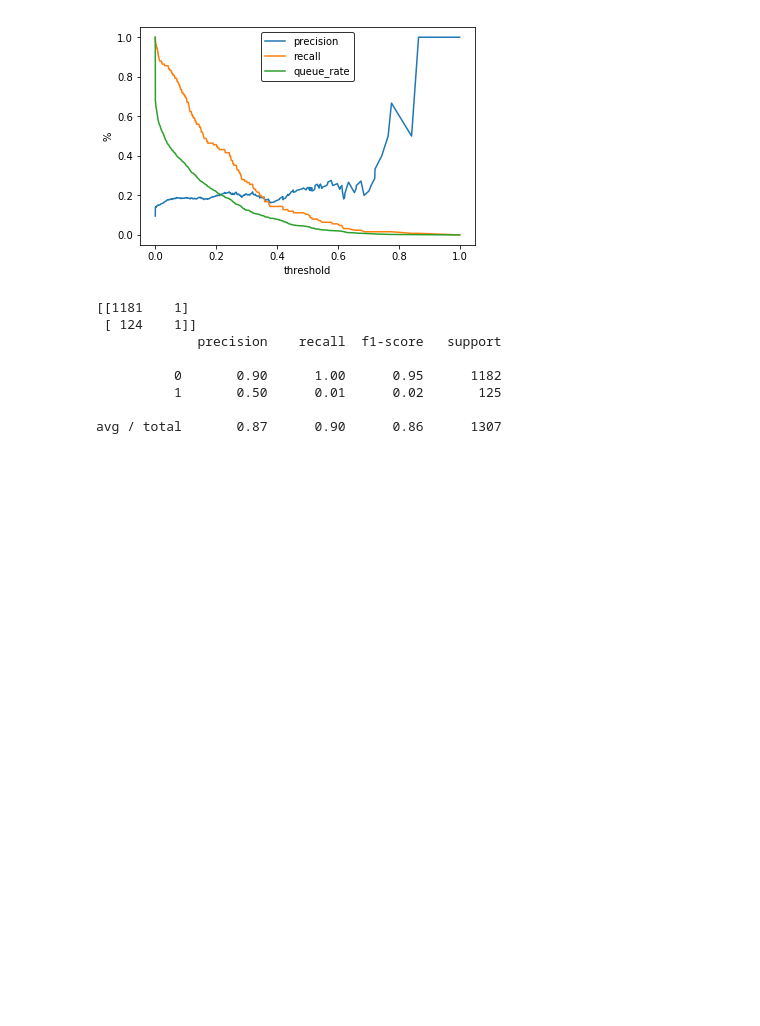
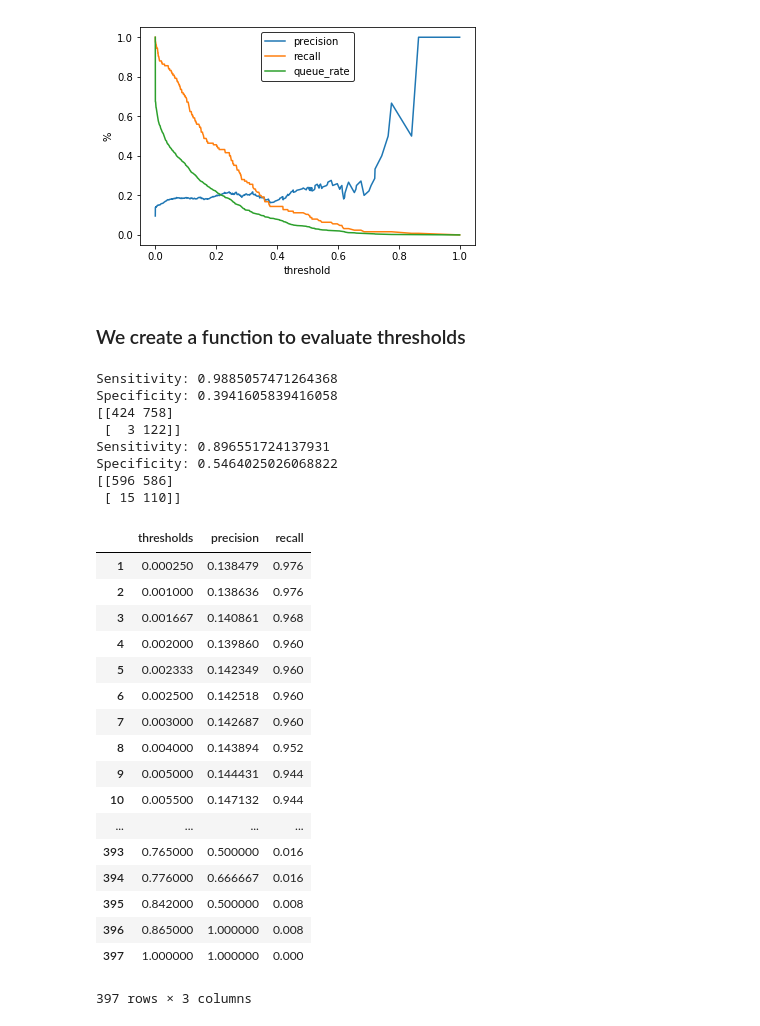
Before and after one commit to imiraoui/NYC-Restaurant-Analysis, a Jupyter notebook: Classification Model.ipynb, the cells around one changed output. Cells and saved outputs as stored; diff of their text form; code cells hidden in the pictures; blank space fills up the shorter version.

```diff
--- a/Classification Model.ipynb
+++ b/Classification Model.ipynb
@@ -81,7 +81,7 @@ AUC is: 0.748906937394247
 predicted_validation_y = rf.predict(validation_x)
 rf_roc_auc = roc_auc_score(validation["is_not_A"], predicted_validation_y)
 print("AUC is:",rf_roc_auc)
-fpr, tpr, thresholds = roc_curve(validation["is_not_A"], predicted_validation_y)
+fpr, tpr, thresh = roc_curve(validation["is_not_A"], predicted_validation_y)
 plt.figure()
 plt.plot(fpr, tpr, label='Random Forest Regression (area = %0.2f)' % rf_roc_auc)
 plt.plot([0, 1], [0, 1],'r--')
@@ -112,19 +112,45 @@ plt.ylabel('%')
 plt.savefig("precision-recall")
 # %% [output]
 [figure]
+# %% [markdown]
+### We create a function to evaluate thresholds
 # %%
-threshold = 0.8
-new_predicted_test_y = predicted_test_y
-new_predicted_test_y = np.where(predicted_test_y>threshold, 1, new_predicted_test_y)
-new_predicted_test_y = np.where(predicted_test_y<=threshold, 0, new_predicted_test_y)
-print(confusion_matrix(test["is_not_A"], new_predicted_test_y,labels= [0,1]))
-print(classification_report(test["is_not_A"], new_predicted_test_y))
+def evaluate_threshold(threshold):
+    print('Sensitivity:', tpr[thresh > threshold][-1])
+    print('Specificity:', 1 - fpr[thresh > threshold][-1])
+    new_predicted_test_y = predicted_test_y
+    new_predicted_test_y = np.where(predicted_test_y>=threshold, 1, new_predicted_test_y)
+    new_predicted_test_y = np.where(predicted_test_y<threshold, 0, new_predicted_test_y)
+    print(confusion_matrix(test["is_not_A"], new_predicted_test_y))
+
+evaluate_threshold(0.001)
+evaluate_threshold(0.02)
+df = pd.DataFrame({"thresholds":thresholds,"precision":precision,"recall":recall})
+df[df["thresholds"]>0]
 # %% [output]
-[[1181    1]
- [ 124    1]]
-             precision    recall  f1-score   support
-
-          0       0.90      1.00      0.95      1182
-          1       0.50      0.01      0.02       125
-
-avg / total       0.87      0.90      0.86      1307
+Sensitivity: 0.9885057471264368
+Specificity: 0.3941605839416058
+[[424 758]
+ [  3 122]]
+Sensitivity: 0.896551724137931
+Specificity: 0.5464025026068822
+[[596 586]
+ [ 15 110]]
+|  | thresholds | precision | recall |
+| 1 | 0.000250 | 0.138479 | 0.976 |
+| 2 | 0.001000 | 0.138636 | 0.976 |
+| 3 | 0.001667 | 0.140861 | 0.968 |
+| 4 | 0.002000 | 0.139860 | 0.960 |
+| 5 | 0.002333 | 0.142349 | 0.960 |
+| 6 | 0.002500 | 0.142518 | 0.960 |
+| 7 | 0.003000 | 0.142687 | 0.960 |
+| 8 | 0.004000 | 0.143894 | 0.952 |
+| 9 | 0.005000 | 0.144431 | 0.944 |
+| 10 | 0.005500 | 0.147132 | 0.944 |
+| ... | ... | ... | ... |
+| 393 | 0.765000 | 0.500000 | 0.016 |
+| 394 | 0.776000 | 0.666667 | 0.016 |
+| 395 | 0.842000 | 0.500000 | 0.008 |
+| 396 | 0.865000 | 1.000000 | 0.008 |
+| 397 | 1.000000 | 1.000000 | 0.000 |
+397 rows × 3 columns
```
Also changed, not shown: parts of 4 cells of this notebook, 2 other files.
